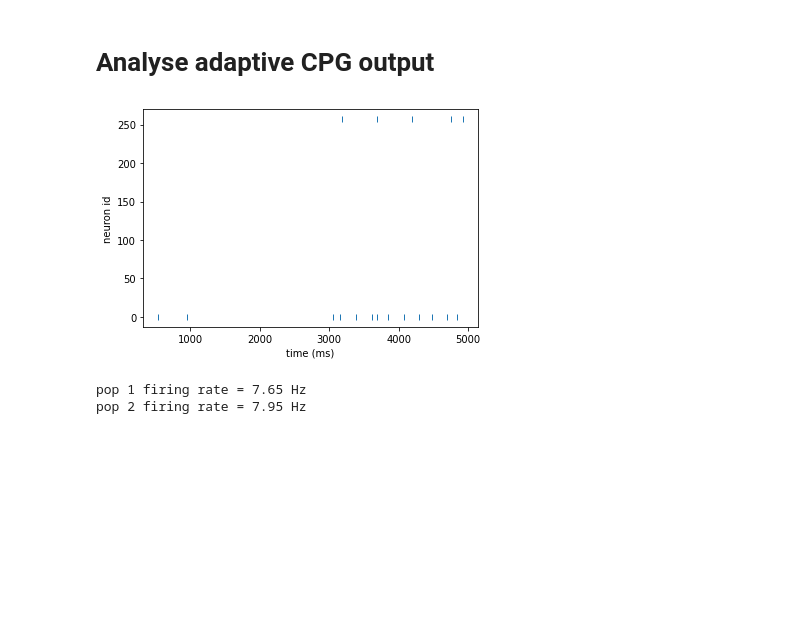
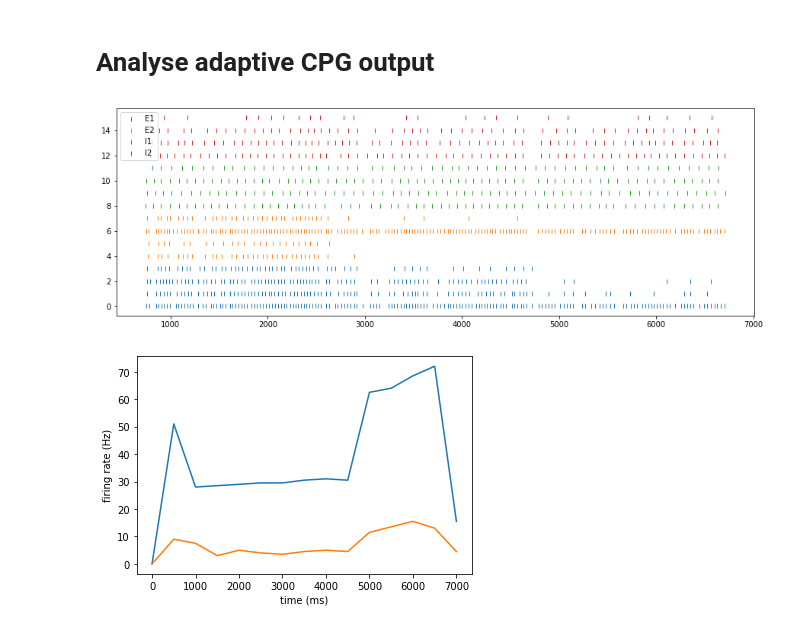
Before and after one commit to neuromorphic-CPG/neuromorphic-CPG, a Jupyter notebook: plot_spikes_oscillator.ipynb, the cells around one changed output. Cells and saved outputs as stored; diff of their text form; code cells hidden in the pictures; blank space fills up the shorter version.

```diff
--- a/plot_spikes_oscillator.ipynb
+++ b/plot_spikes_oscillator.ipynb
@@ -8,24 +8,36 @@ import numpy as np
 # %%
 with open('data/oscillator_CPG.txt','rb') as f:
 	spikes = pickle.load(f)
+spikes_array = np.vstack(([spike.timestamp for spike in spikes],[spike.id for spike in spikes])).T
-# %%
-plt.plot([spike.timestamp/1000 for spike in spikes], [spike.id for spike in spikes],'|')
-plt.xlabel('time (ms)')
-plt.ylabel('neuron id')
-plt.show()
-# %% [output]
-[figure, removed]
-# %%
-num_neurons = 8
-duration = 2.5
-nids1 = np.arange(1, num_neurons+1)
-nids2 = np.arange(num_neurons+1, 2*num_neurons+1)
-
-pop1_spikes = [spike for spike in spikes if spike.id in nids1]
-pop2_spikes = [spike for spike in spikes if spike.id in nids2]
-
-print(f'pop 1 firing rate = {len(pop1_spikes)/duration/len(nids1)} Hz')
-print(f'pop 2 firing rate = {len(pop2_spikes)/duration/len(nids2)} Hz')
-# %% [output]
-pop 1 firing rate = 7.65 Hz
-pop 2 firing rate = 7.95 Hz
+# %%
+exc_spikes = spikes_array[spikes_array[:,1] < 256,:]
+inh_spikes = spikes_array[spikes_array[:,1] >= 256,:]
+e1 = exc_spikes[exc_spikes[:,1] < 4,:]
+e2 = exc_spikes[exc_spikes[:,1] >= 4,:]
+i1 = inh_spikes[inh_spikes[:,1]-256 < 4,:]
+i2 = inh_spikes[inh_spikes[:,1]-256 >= 4,:]
+
+fig = plt.figure(figsize=(15,5))
+ax = fig.add_subplot()
+ax.plot(e1[:,0]/1000, e1[:,1], '|', label='E1')
+ax.plot(e2[:,0]/1000, e2[:,1], '|', label='E2')
+ax.plot(i1[:,0]/1000, -256+8+i1[:,1], '|', label='I1')
+ax.plot(i2[:,0]/1000, -256+8+i2[:,1], '|', label='I2')
+plt.legend()
+plt.show()
+# %% [output]
+[figure, added]
+# %%
+end = np.ceil(max(spikes_array[:,0])/500000)
+
+# plt.plot(exc_spikes[:,0]//500000, '|')
+# plt.show()
+h_exc = np.histogram(exc_spikes[:,0]//500000, np.arange(end+1)-0.5)
+h_inh = np.histogram(inh_spikes[:,0]//500000, np.arange(end+1)-0.5)
+plt.plot(500*(h_exc[1][:-1]+0.5), h_exc[0] /4*1000/500)
+plt.plot(500*(h_inh[1][:-1]+0.5), h_inh[0] /4*1000/500)
+plt.xlabel('time (ms)')
+plt.ylabel('firing rate (Hz)')
+plt.show()
+# %% [output]
+[figure, added]
```
Also changed, not shown: parts of 2 cells of this notebook, 2 other files.
